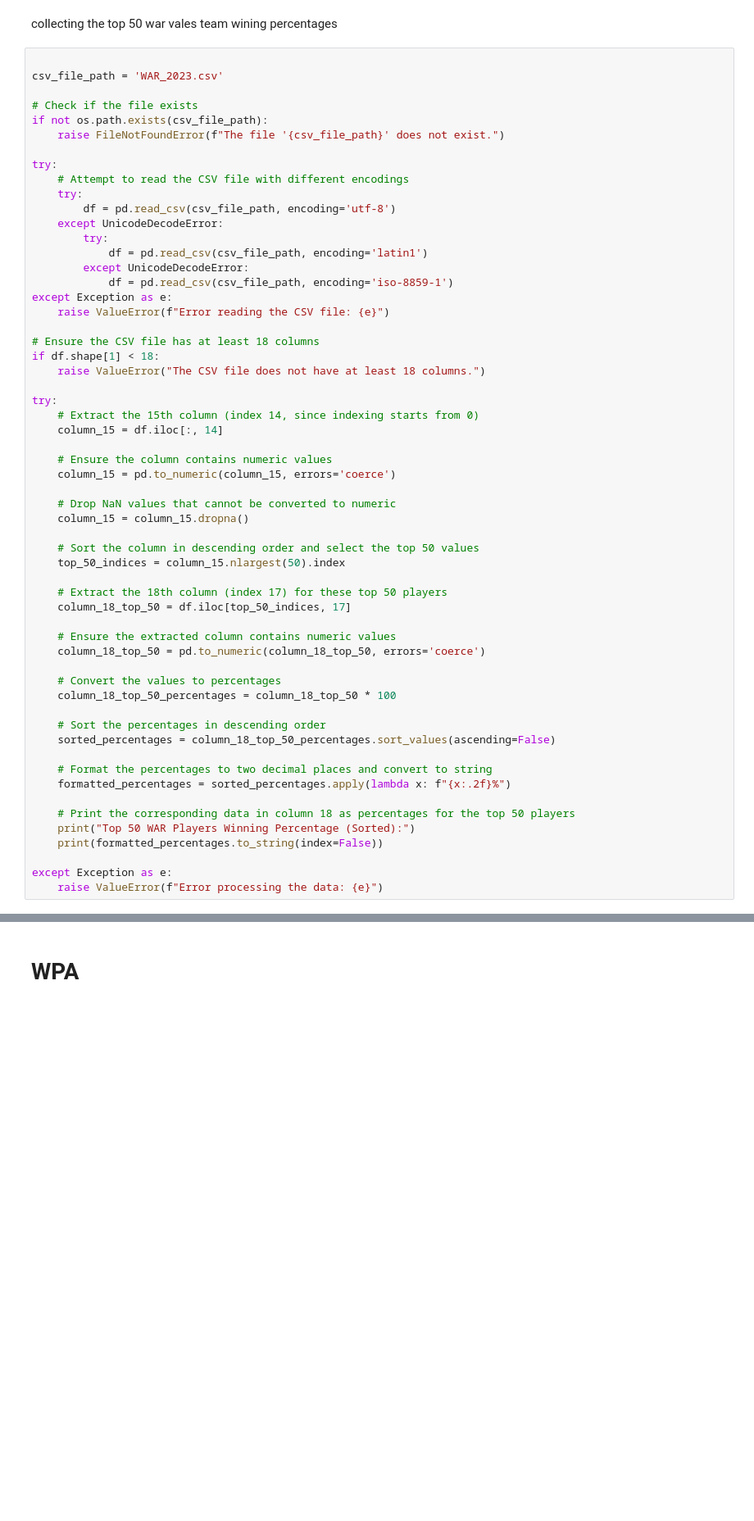
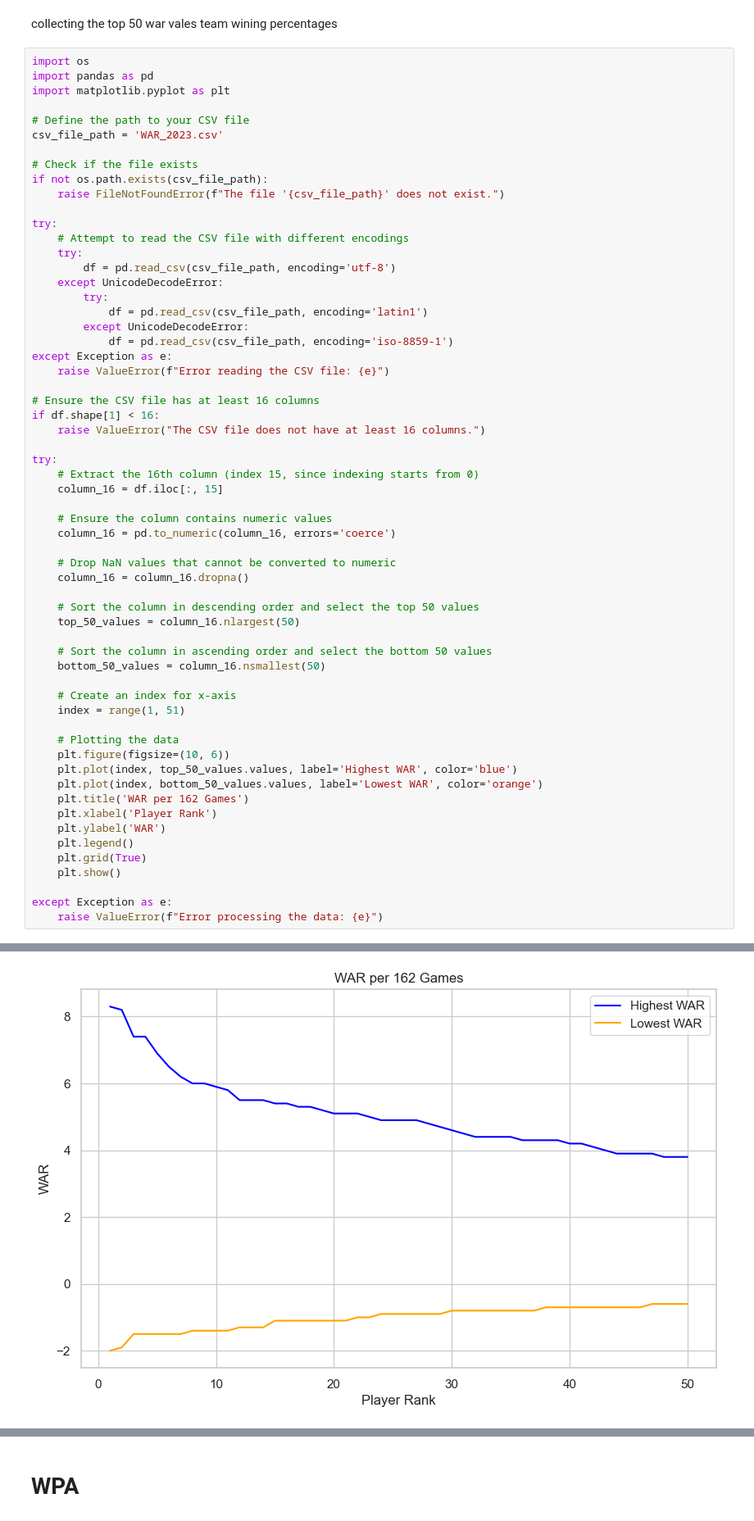
Before and after one commit to Ethanp333/baseball_data, a Jupyter notebook: starting_new.ipynb, the cells around one changed output, grey strips where cells are left out. Shown at 82% size. Cells and saved outputs as stored; diff of their text form; blank space fills up the shorter version.

```diff
--- a/starting_new.ipynb
+++ b/starting_new.ipynb
@@ -299,7 +607,11 @@ Sample Standard Deviation: 1.1115809664158338
 # %% [markdown]
 collecting the top 50 war vales team wining percentages
 # %%
+import os
+import pandas as pd
+import matplotlib.pyplot as plt
 
+# Define the path to your CSV file
 csv_file_path = 'WAR_2023.csv'
 
 # Check if the file exists
@@ -318,41 +630,39 @@ try:
 except Exception as e:
     raise ValueError(f"Error reading the CSV file: {e}")
 
-# Ensure the CSV file has at least 18 columns
-if df.shape[1] < 18:
-    raise ValueError("The CSV file does not have at least 18 columns.")
+# Ensure the CSV file has at least 16 columns
+if df.shape[1] < 16:
+    raise ValueError("The CSV file does not have at least 16 columns.")
 
 try:
-    # Extract the 15th column (index 14, since indexing starts from 0)
-    column_15 = df.iloc[:, 14]
+    # Extract the 16th column (index 15, since indexing starts from 0)
+    column_16 = df.iloc[:, 15]
 
     # Ensure the column contains numeric values
-    column_15 = pd.to_numeric(column_15, errors='coerce')
+    column_16 = pd.to_numeric(column_16, errors='coerce')
 
     # Drop NaN values that cannot be converted to numeric
-    column_15 = column_15.dropna()
+    column_16 = column_16.dropna()
 
     # Sort the column in descending order and select the top 50 values
-    top_50_indices = column_15.nlargest(50).index
+    top_50_values = column_16.nlargest(50)
 
-    # Extract the 18th column (index 17) for these top 50 players
-    column_18_top_50 = df.iloc[top_50_indices, 17]
+    # Sort the column in ascending order and select the bottom 50 values
+    bottom_50_values = column_16.nsmallest(50)
 
-    # Ensure the extracted column contains numeric values
-    column_18_top_50 = pd.to_numeric(column_18_top_50, errors='coerce')
+    # Create an index for x-axis
+    index = range(1, 51)
 
-    # Convert the values to percentages
-    column_18_top_50_percentages = column_18_top_50 * 100
-
-    # Sort the percentages in descending order
-    sorted_percentages = column_18_top_50_percentages.sort_values(ascending=False)
-
-    # Format the percentages to two decimal places and convert to string
-    formatted_percentages = sorted_percentages.apply(lambda x: f"{x:.2f}%")
-
-    # Print the corresponding data in column 18 as percentages for the top 50 players
-    print("Top 50 WAR Players Winning Percentage (Sorted):")
-    print(formatted_percentages.to_string(index=False))
+    # Plotting the data
+    plt.figure(figsize=(10, 6))
+    plt.plot(index, top_50_values.values, label='Highest WAR', color='blue')
+    plt.plot(index, bottom_50_values.values, label='Lowest WAR', color='orange')
+    plt.title('WAR per 162 Games')
+    plt.xlabel('Player Rank')
+    plt.ylabel('WAR')
+    plt.legend()
+    plt.grid(True)
+    plt.show()
 
 except Exception as e:
     raise ValueError(f"Error processing the data: {e}")
@@ -376,0 +670 @@ Top 50 WAR Players Winning Percentage (Sorted):
+[figure, added]
```
Also changed, not shown: parts of 45 cells of this notebook.
